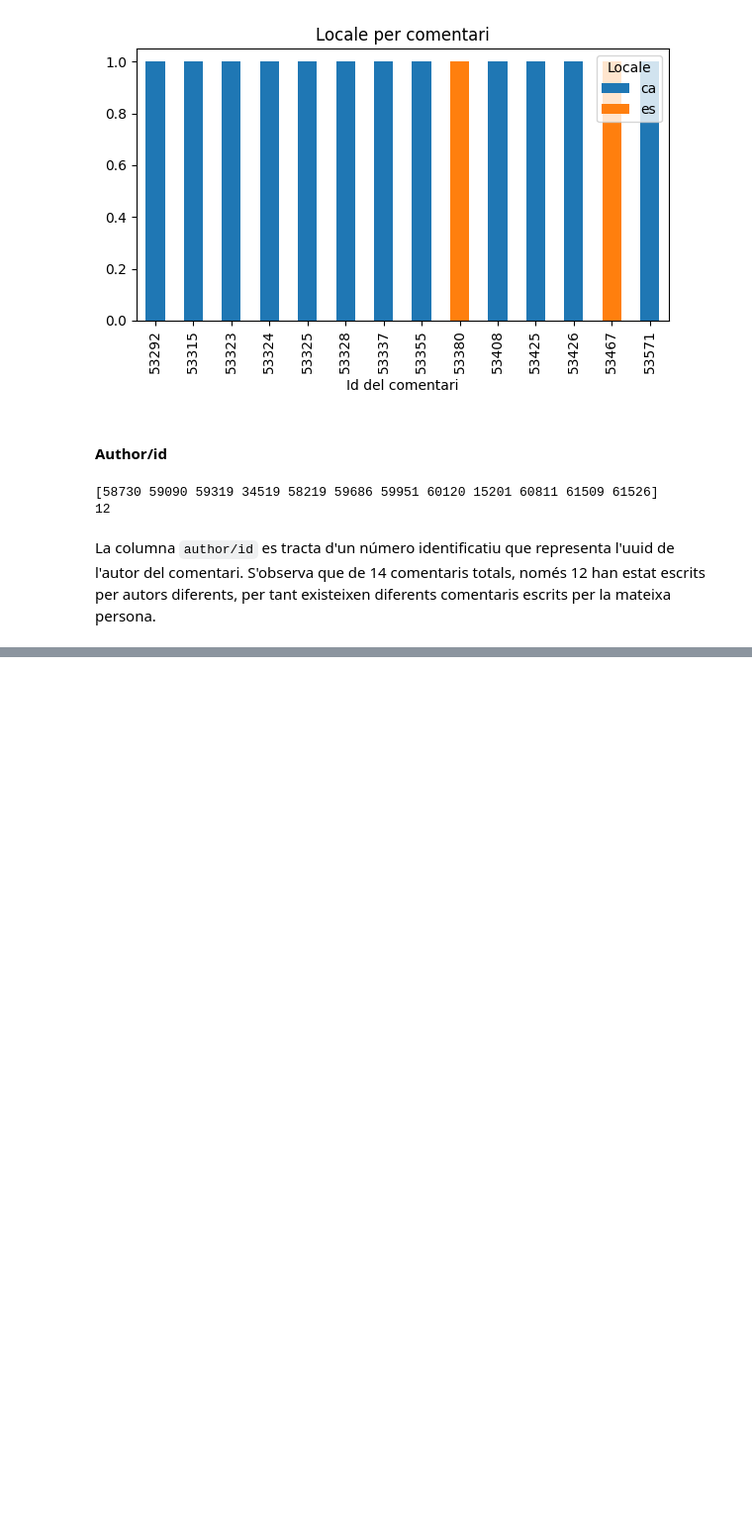
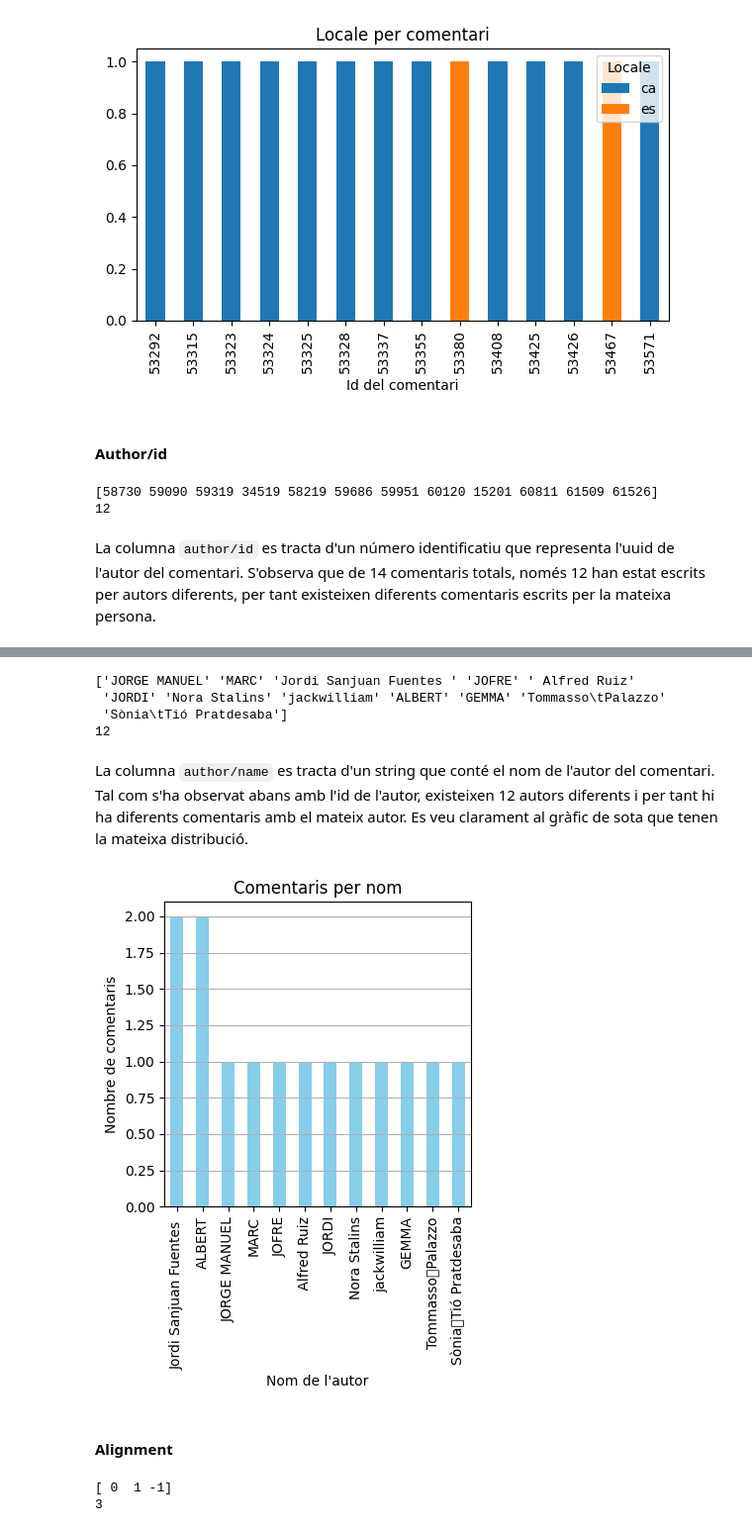
Before and after one commit to NoOPeEKS/dades-assemblea-clima, a Jupyter notebook: exploracio_csv.ipynb, the cells around one changed output, grey strips where cells are left out. Shown: that part at 99% size. Saved outputs shown, nothing was run; the diff lists cells and outputs as text; code cells hidden in the pictures; blank space fills up the shorter version.

```diff
--- a/exploracio_csv.ipynb
+++ b/exploracio_csv.ipynb
@@ -617,0 +631,28 @@ La columna `author/id` es tracta d'un número identificatiu que representa l'uui
+# %%
+print(df_comments['author/name'].unique())
+print(df_comments['author/name'].nunique())
+# %% [output]
+['JORGE MANUEL' 'MARC' 'Jordi Sanjuan Fuentes ' 'JOFRE' ' Alfred Ruiz'
+ 'JORDI' 'Nora Stalins' 'jackwilliam' 'ALBERT' 'GEMMA' 'Tommasso\tPalazzo'
+ 'Sònia\tTió Pratdesaba']
+12
+# %% [markdown]
+La columna `author/name` es tracta d'un string que conté el nom de l'autor del comentari. Tal com s'ha observat abans amb l'id de l'autor, existeixen 12 autors diferents i per tant hi ha diferents comentaris amb el mateix autor. Es veu clarament al gràfic de sota que tenen la mateixa distribució.
+# %%
+plt.figure(figsize=(4, 4))
+df_comments['author/name'].value_counts().plot(kind='bar', color='skyblue')
+plt.xlabel("Nom de l'autor")
+plt.ylabel('Nombre de comentaris')
+plt.title('Comentaris per nom')
+plt.grid(axis='y')
+plt.show()
+# %% [output]
+[figure, added]
+# %% [markdown]
+#### Alignment
+# %%
+print(df_comments['alignment'].unique())
+print(df_comments['alignment'].nunique())
+# %% [output]
+[ 0  1 -1]
+3
```
Also changed, not shown: parts of 6 cells of this notebook.
